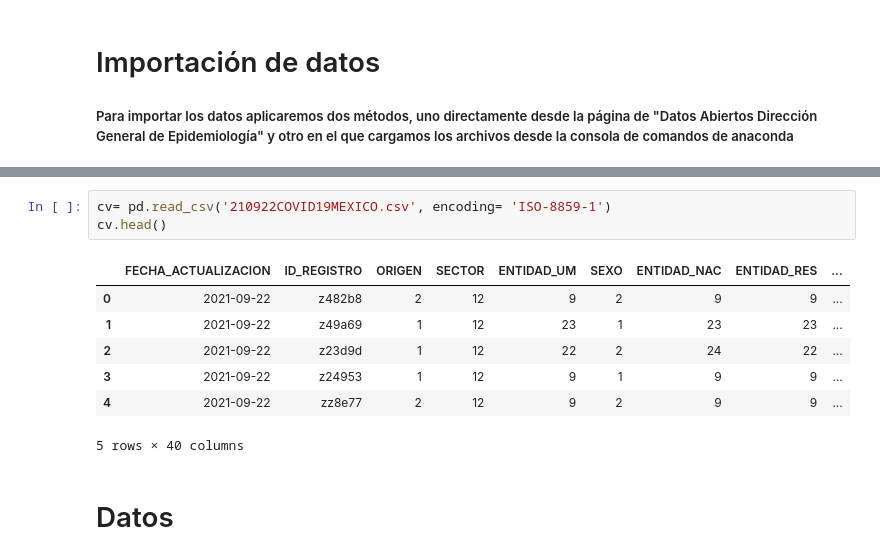
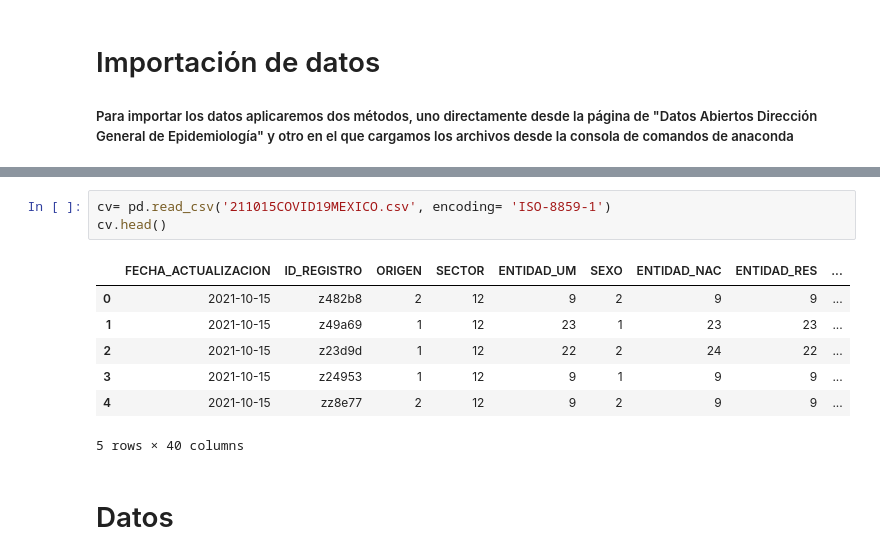
Before and after one commit to EGLL69247/COVID-V2, a Jupyter notebook: COVID.ipynb, the cells around one changed output, grey strips where cells are left out. Saved outputs shown, nothing was run; the diff lists cells and outputs as text.

```diff
--- a/COVID.ipynb
+++ b/COVID.ipynb
@@ -17,15 +17,15 @@ import matplotlib.pyplot as plt
 # %% [markdown]
 ![title](Base.png)
 # %%
-cv= pd.read_csv('210922COVID19MEXICO.csv', encoding= 'ISO-8859-1')
+cv= pd.read_csv('211015COVID19MEXICO.csv', encoding= 'ISO-8859-1')
 cv.head()
 # %% [output]
 |  | FECHA_ACTUALIZACION | ID_REGISTRO | ORIGEN | SECTOR | ENTIDAD_UM | SEXO | ENTIDAD_NAC | ENTIDAD_RES | ... |
-| 0 | 2021-09-22 | z482b8 | 2 | 12 | 9 | 2 | 9 | 9 | ... |
-| 1 | 2021-09-22 | z49a69 | 1 | 12 | 23 | 1 | 23 | 23 | ... |
-| 2 | 2021-09-22 | z23d9d | 1 | 12 | 22 | 2 | 24 | 22 | ... |
-| 3 | 2021-09-22 | z24953 | 1 | 12 | 9 | 1 | 9 | 9 | ... |
-| 4 | 2021-09-22 | zz8e77 | 2 | 12 | 9 | 2 | 9 | 9 | ... |
+| 0 | 2021-10-15 | z482b8 | 2 | 12 | 9 | 2 | 9 | 9 | ... |
+| 1 | 2021-10-15 | z49a69 | 1 | 12 | 23 | 1 | 23 | 23 | ... |
+| 2 | 2021-10-15 | z23d9d | 1 | 12 | 22 | 2 | 24 | 22 | ... |
+| 3 | 2021-10-15 | z24953 | 1 | 12 | 9 | 1 | 9 | 9 | ... |
+| 4 | 2021-10-15 | zz8e77 | 2 | 12 | 9 | 2 | 9 | 9 | ... |
 5 rows × 40 columns
 # %% [markdown]
 # Datos
```
Also changed, not shown: parts of 21 cells of this notebook.
